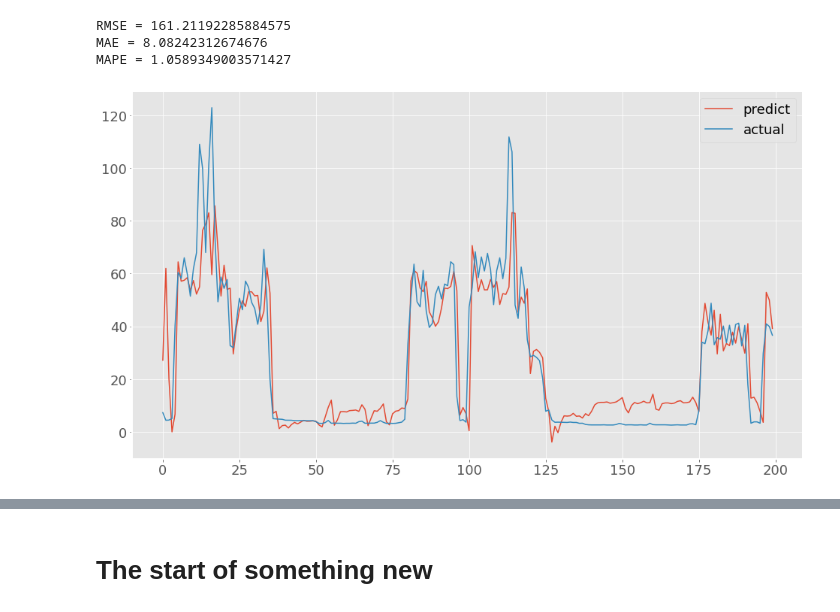
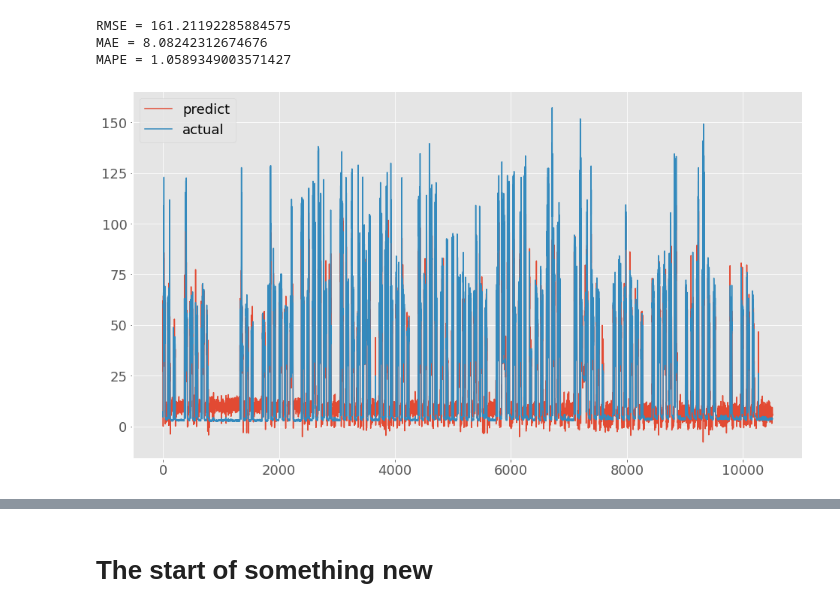
Before and after one commit to ImPerplexed/Thesis_212_BuiTuanKiet, a Jupyter notebook: thesis.ipynb, the cells around one changed output, grey strips where cells are left out. Drawn from its saved outputs; the diff is of its cells as text; code cells hidden in the pictures.

```diff
--- a/thesis.ipynb
+++ b/thesis.ipynb
@@ -600,10 +620,10 @@ RMSE = 161.21192285884575
 MAE = 8.08242312674676
 MAPE = 1.0589349003571427
 # %%
-plt.plot(imf_fc[:200] + res.x[0], label = 'predict')
-plt.plot(test.values[:200], label = 'actual')
+plt.plot(imf_fc + res.x[0], label = 'predict')
+plt.plot(test.values, label = 'actual')
 plt.legend()
-# plt.savefig('EMDSVR_200')
+plt.savefig('ImprovedEMDSVR')
 plt.show()
 # %% [output]
-[figure, old version]
+[figure, new version]
```
Also changed, not shown: parts of 27 cells of this notebook.
